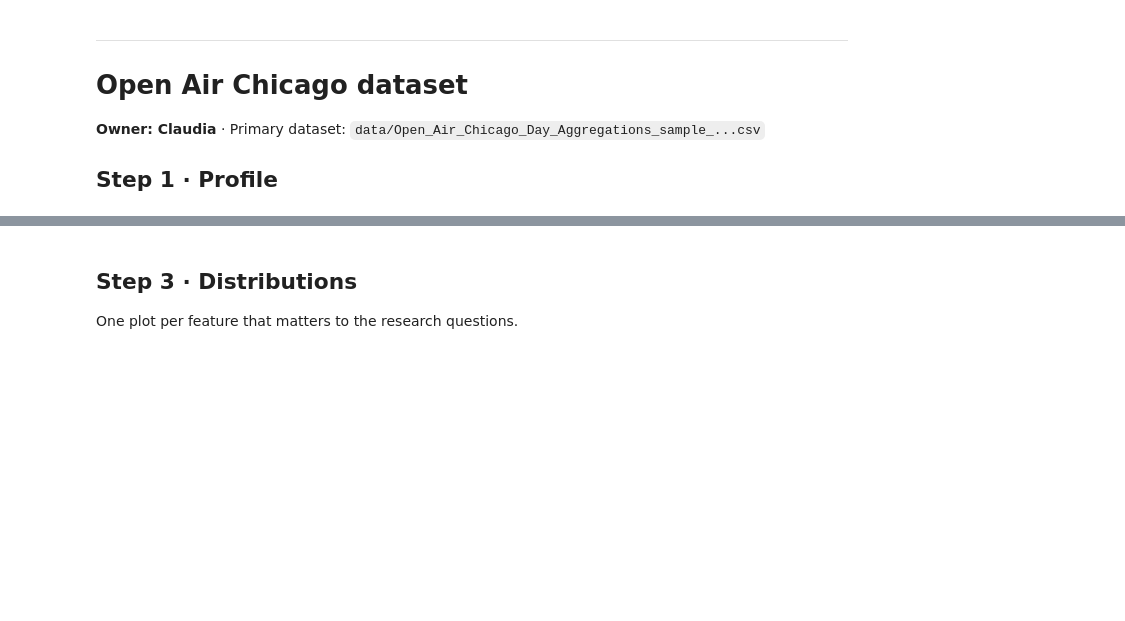
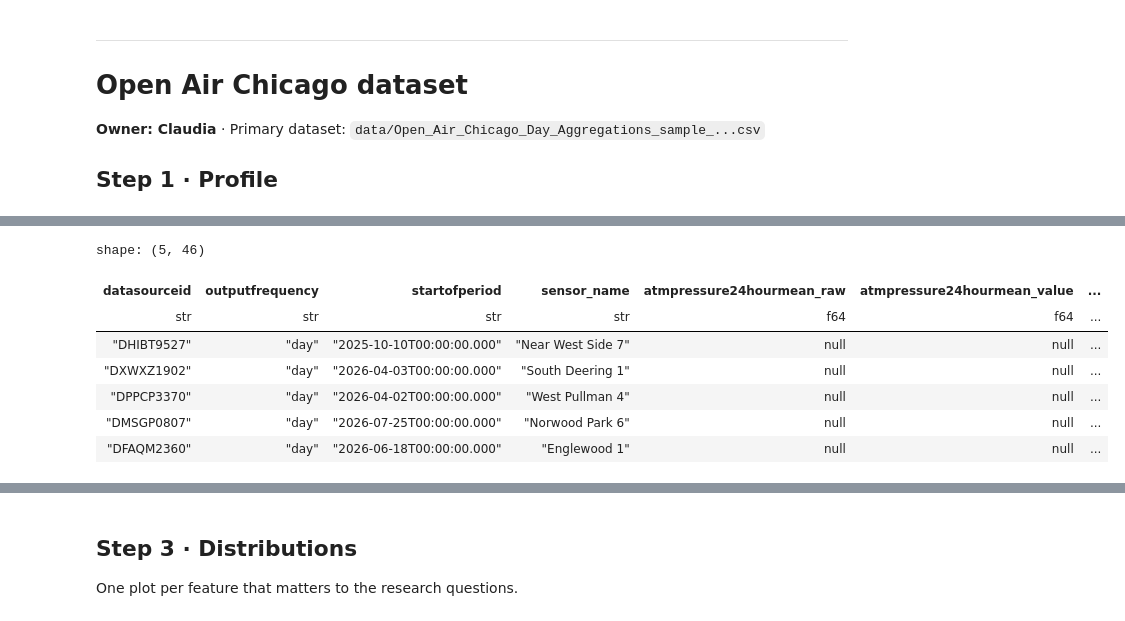
Before and after one commit to doctorplatypus/Socioeconomic-Health-Disparities, a Jupyter notebook: eda.ipynb, the cells around one changed output, grey strips where cells are left out. Saved outputs shown, nothing was run; the diff lists cells and outputs as text; code cells hidden in the pictures; blank space fills up the shorter version.

```diff
--- a/eda.ipynb
+++ b/eda.ipynb
@@ -292,0 +293,11 @@ shape: (9, 47)
+# %%
+air.head()
+# %% [output]
+shape: (5, 46)
+| datasourceid | outputfrequency | startofperiod | sensor_name | atmpressure24hourmean_raw | atmpressure24hourmean_value | ... |
+| str | str | str | str | f64 | f64 | ... |
+| "DHIBT9527" | "day" | "2025-10-10T00:00:00.000" | "Near West Side 7" | null | null | ... |
+| "DXWXZ1902" | "day" | "2026-04-03T00:00:00.000" | "South Deering 1" | null | null | ... |
+| "DPPCP3370" | "day" | "2026-04-02T00:00:00.000" | "West Pullman 4" | null | null | ... |
+| "DMSGP0807" | "day" | "2026-07-25T00:00:00.000" | "Norwood Park 6" | null | null | ... |
+| "DFAQM2360" | "day" | "2026-06-18T00:00:00.000" | "Englewood 1" | null | null | ... |
```
Also changed, not shown: parts of 15 cells of this notebook.
